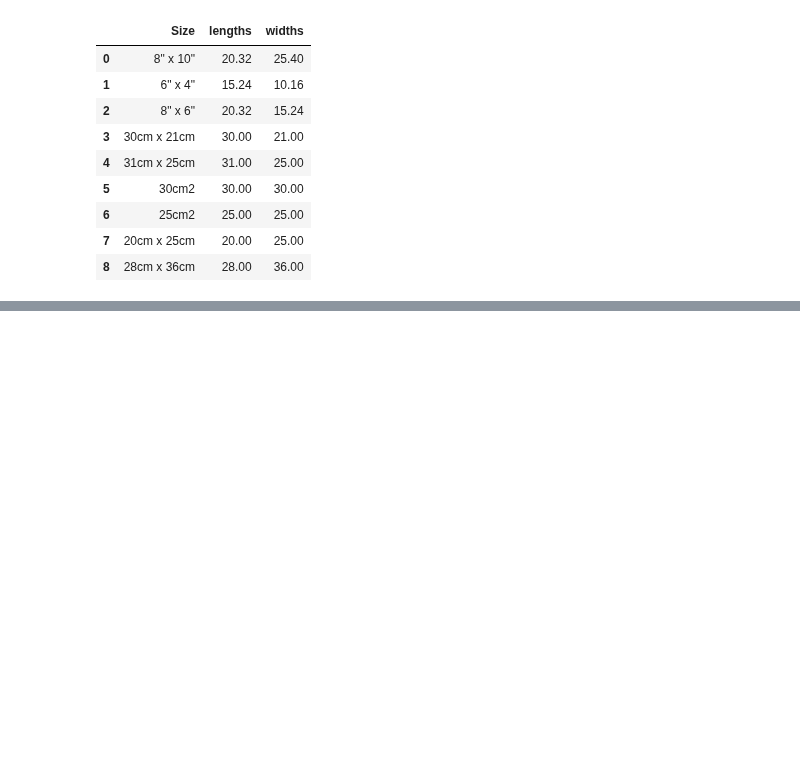
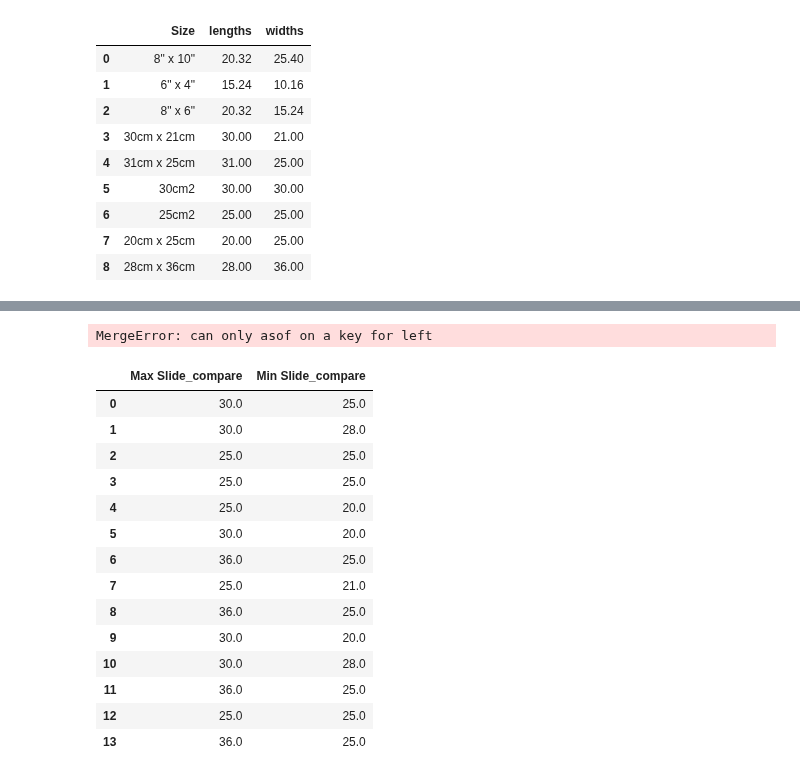
Before and after one commit to hyunjun33/Data_preprocessing, a Jupyter notebook: Preppin' Data 2021 Week 35 Challenge.ipynb, the cells around one changed output, grey strips where cells are left out. Cells and saved outputs as stored; diff of their text form; code cells hidden in the pictures; blank space fills up the shorter version.

```diff
--- a/Preppin' Data 2021 Week 35 Challenge.ipynb
+++ b/Preppin' Data 2021 Week 35 Challenge.ipynb
@@ -243,0 +206,24 @@ frames
+# %%
+pd.merge_asof(pictures[["Max Slide_compare", "Min Slide_compare"]],
+              frames[["Max Slide", "Min Slide"]], left_on=["Max Slide_compare", "Min Slide_compare"],
+              right_on=["Max Slide", "Min Slide"], direction="nearest")
+# %% [output]
+MergeError: can only asof on a key for left
+# %%
+pictures[["Max Slide_compare", "Min Slide_compare"]].merge(frames[])
+# %% [output]
+|  | Max Slide_compare | Min Slide_compare |
+| 0 | 30.0 | 25.0 |
+| 1 | 30.0 | 28.0 |
+| 2 | 25.0 | 25.0 |
+| 3 | 25.0 | 25.0 |
+| 4 | 25.0 | 20.0 |
+| 5 | 30.0 | 20.0 |
+| 6 | 36.0 | 25.0 |
+| 7 | 25.0 | 21.0 |
+| 8 | 36.0 | 25.0 |
+| 9 | 30.0 | 20.0 |
+| 10 | 30.0 | 28.0 |
+| 11 | 36.0 | 25.0 |
+| 12 | 25.0 | 25.0 |
+| 13 | 36.0 | 25.0 |
```
Also changed, not shown: parts of 22 cells of this notebook.
